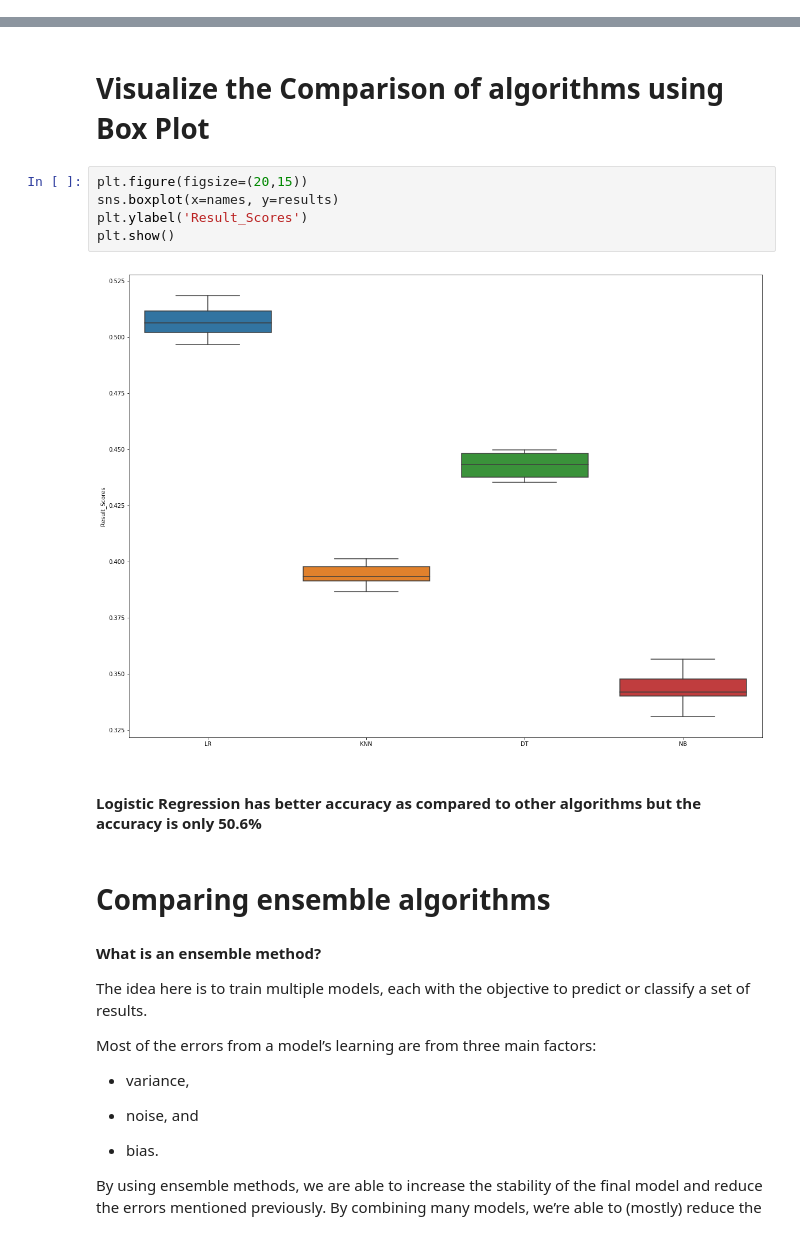
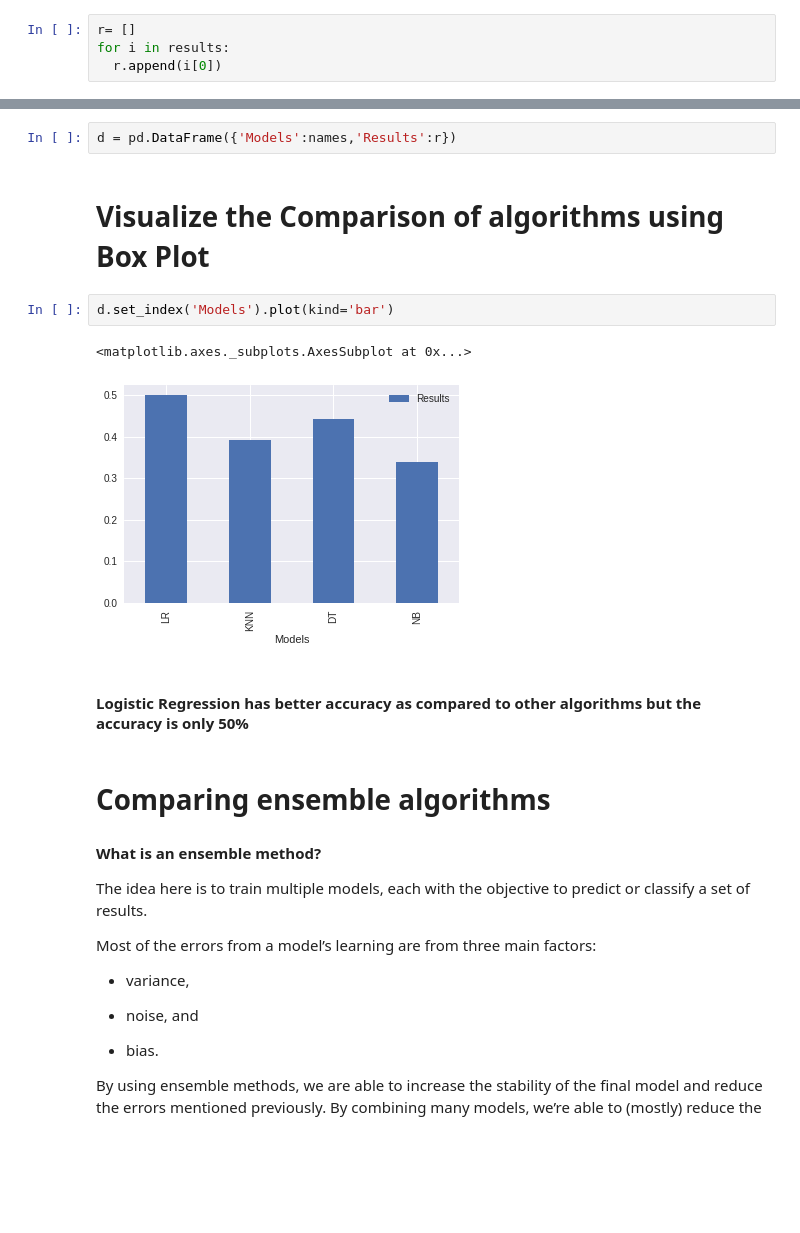
Before and after one commit to plaban1981/Handle-Imbalanced-Datasets-Techniques, a Jupyter notebook: Underwriting.ipynb, the cells around one changed output, grey strips where cells are left out. Cells and saved outputs as stored; diff of their text form; blank space fills up the shorter version.

```diff
--- a/Underwriting.ipynb
+++ b/Underwriting.ipynb
@@ -273,0 +412,4 @@ NB - results(mean) : 0.343066 -results(std): 0.007647
+# %%
+r= []
+for i in results:
+  r.append(i[0])
@@ -274,14 +423,14 @@ NB - results(mean) : 0.343066 -results(std): 0.007647
+# %%
+d = pd.DataFrame({'Models':names,'Results':r})
 # %% [markdown]
 # Visualize the Comparison of algorithms using Box Plot
-# %%
-plt.figure(figsize=(20,15))
-sns.boxplot(x=names, y=results)
-plt.ylabel('Result_Scores')
-plt.show()
-# %% [output]
-[figure, removed]
+# %%
+d.set_index('Models').plot(kind='bar')
+# %% [output]
+<matplotlib.axes._subplots.AxesSubplot at 0x...>
+[figure, added]
 # %% [markdown]
-#### Logistic Regression has better accuracy as compared to other algorithms but the accuracy is only 50.6%
+#### Logistic Regression has better accuracy as compared to other algorithms but the accuracy is only 50%
 # %% [markdown]
 # Comparing ensemble algorithms
 
```
Also changed, not shown: parts of 39 cells of this notebook.
